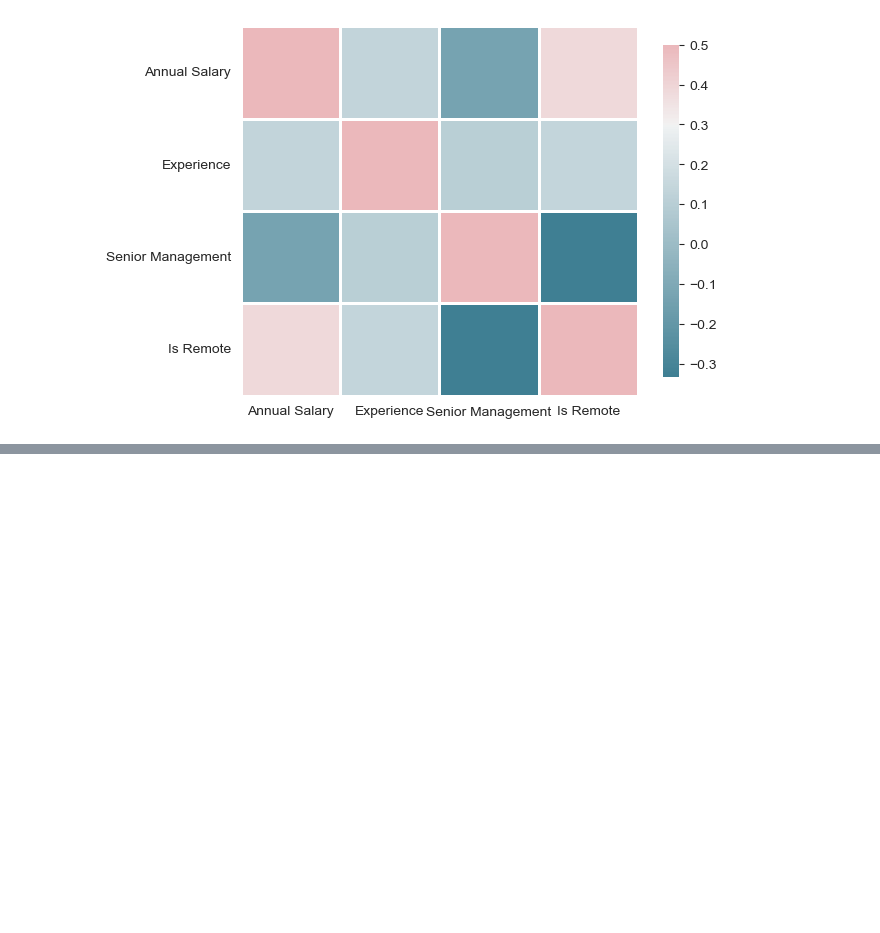
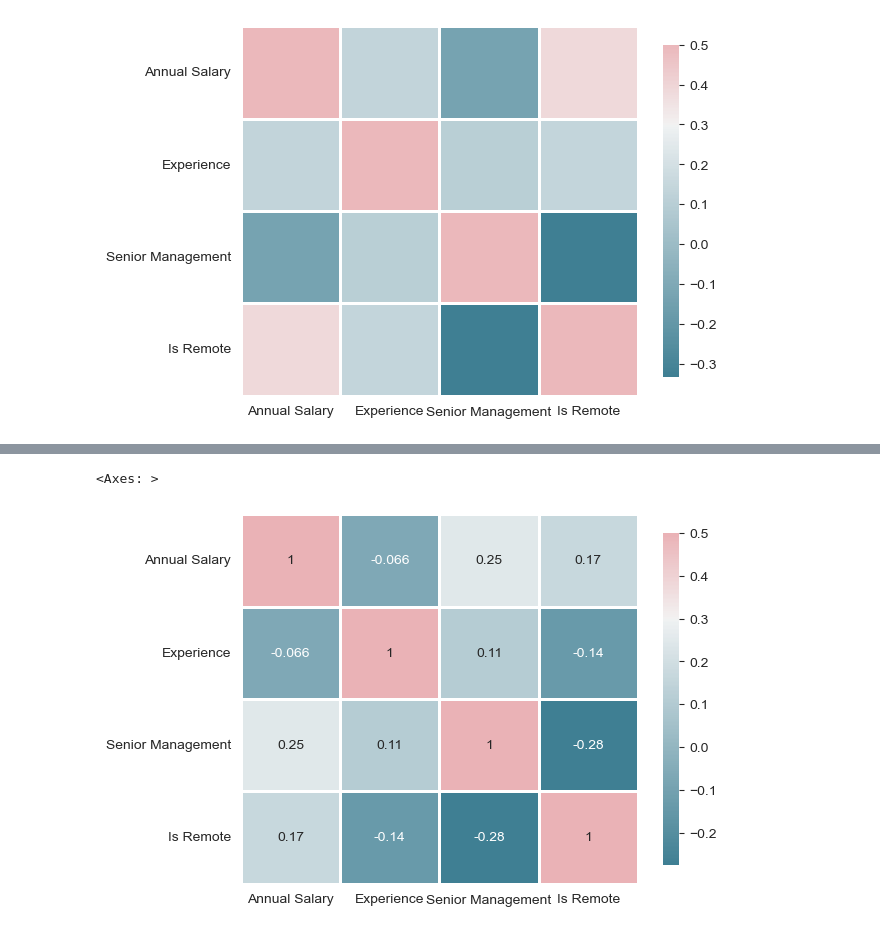
Before and after one commit to avichai504/Salary_Prediction_Project, a Jupyter notebook: graphing & intonation.ipynb, the cells around one changed output, grey strips where cells are left out. Cells and saved outputs as stored; diff of their text form; code cells hidden in the pictures; blank space fills up the shorter version.

```diff
--- a/graphing & intonation.ipynb
+++ b/graphing & intonation.ipynb
@@ -65,0 +68,3 @@ sns.heatmap(data, vmax=.5, center=0.3, cmap=cmap,square=False, linewidths=0.9, c
+# %%
+df = pd.read_csv("database_web_86.csv")
+df.head()
@@ -65,0 +78,7 @@ sns.heatmap(data, vmax=.5, center=0.3, cmap=cmap,square=False, linewidths=0.9, c
+# %%
+cmap = sns.diverging_palette(220, 10, as_cmap=True)
+data = df[['Annual Salary', 'Experience', 'Senior Management', 'Is Remote']].corr()
+sns.heatmap(data, vmax=.5, center=0.3, cmap=cmap,square=False, linewidths=0.9, cbar_kws={'shrink':.9}, annot=True)
+# %% [output]
+<Axes: >
+[figure, added]
```
Also changed, not shown: parts of 7 cells of this notebook, 7 other files.
